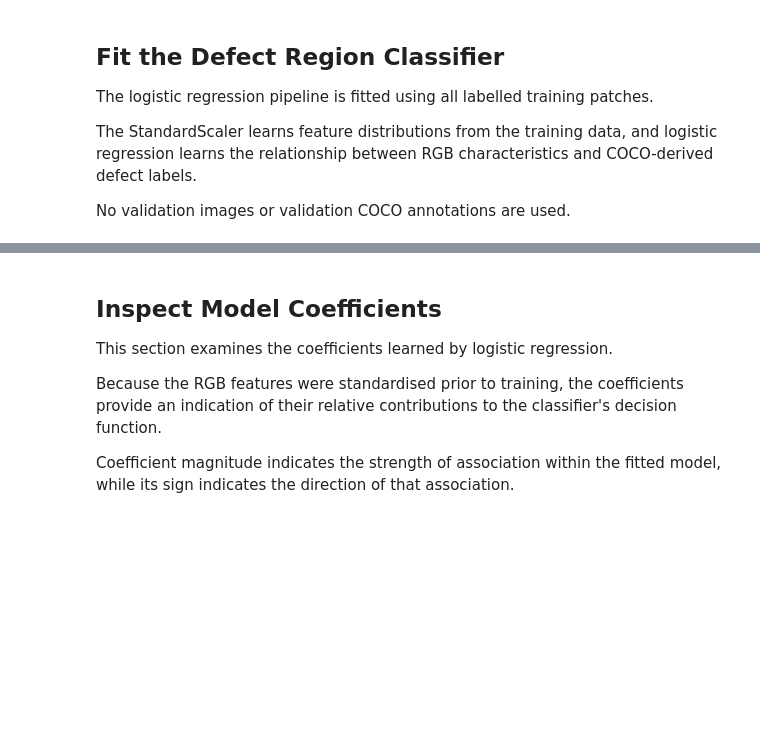
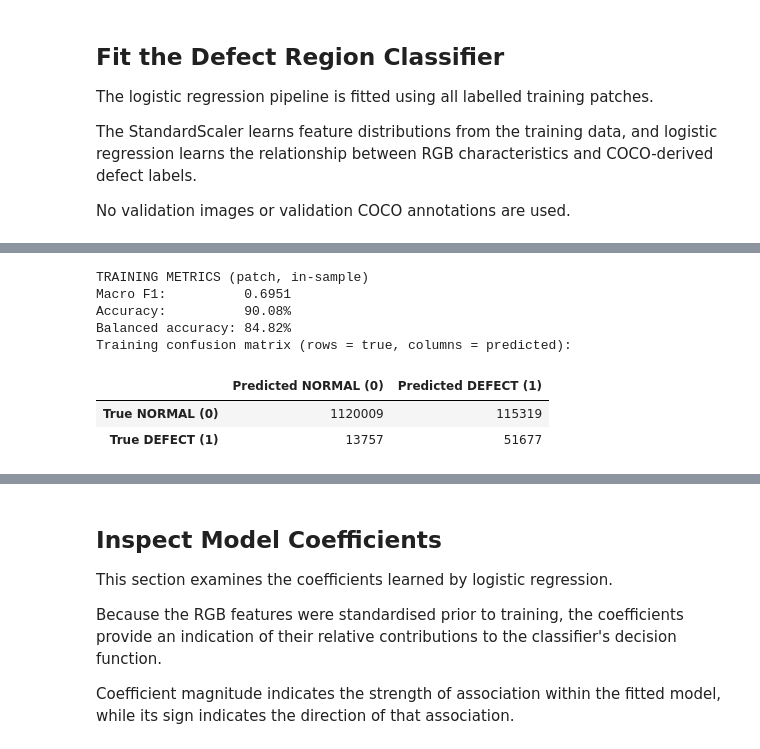
Before and after one commit to bencurwengreen/Pork-Rasher-Inspection, a Jupyter notebook: notebooks/06_train_defect_region_classifier.ipynb, the cells around one changed output, grey strips where cells are left out. Drawn from its saved outputs; the diff is of its cells as text; code cells hidden in the pictures; blank space fills up the shorter version.

```diff
--- a/notebooks/06_train_defect_region_classifier.ipynb
+++ b/notebooks/06_train_defect_region_classifier.ipynb
@@ -244,0 +251,41 @@ Training time: 3.49 seconds
+# %%
+from sklearn.metrics import (
+    f1_score, accuracy_score, balanced_accuracy_score, confusion_matrix
+)
+from IPython.display import display
+
+# Predict the original training examples using the already-fitted model.
+y_train_pred = region_model.predict(X_train)
+train_class_labels = [0, 1]
+train_class_names = ["NORMAL (0)", "DEFECT (1)"]
+
+train_macro_f1 = f1_score(
+    y_train, y_train_pred,
+    labels=train_class_labels, average="macro", zero_division=0
+)
+train_accuracy = accuracy_score(y_train, y_train_pred)
+train_balanced_accuracy = balanced_accuracy_score(y_train, y_train_pred)
+
+print("TRAINING METRICS (patch, in-sample)")
+print(f"Macro F1:          {train_macro_f1:.4f}")
+print(f"Accuracy:          {train_accuracy:.2%}")
+print(f"Balanced accuracy: {train_balanced_accuracy:.2%}")
+
+train_cm = confusion_matrix(
+    y_train, y_train_pred, labels=train_class_labels
+)
+print("Training confusion matrix (rows = true, columns = predicted):")
+display(pd.DataFrame(
+    train_cm,
+    index=[f"True {label}" for label in train_class_names],
+    columns=[f"Predicted {label}" for label in train_class_names],
+))
+# %% [output]
+TRAINING METRICS (patch, in-sample)
+Macro F1:          0.6951
+Accuracy:          90.08%
+Balanced accuracy: 84.82%
+Training confusion matrix (rows = true, columns = predicted):
+|  | Predicted NORMAL (0) | Predicted DEFECT (1) |
+| True NORMAL (0) | 1120009 | 115319 |
+| True DEFECT (1) | 13757 | 51677 |
```
Also changed, not shown: parts of 5 cells of this notebook, 3 other files.
